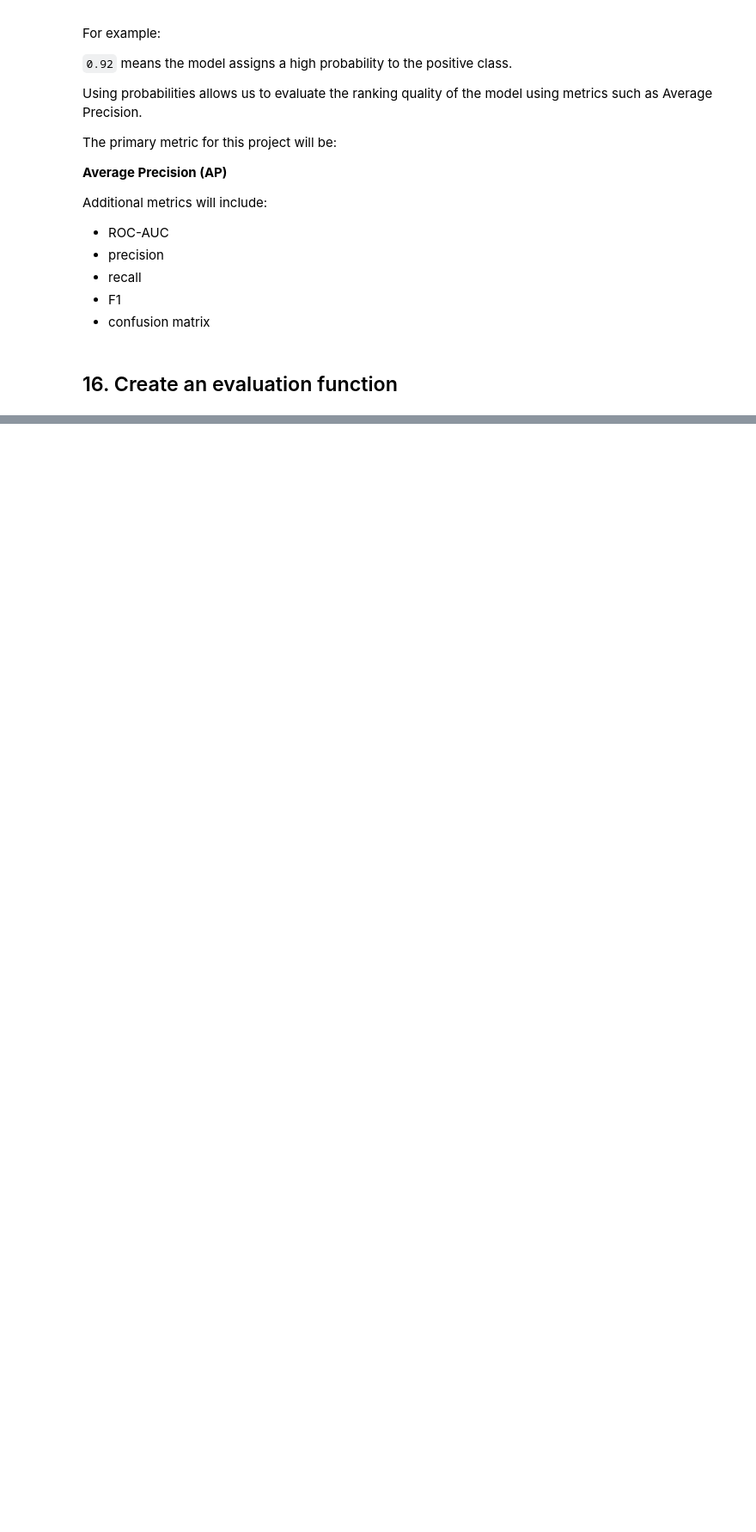
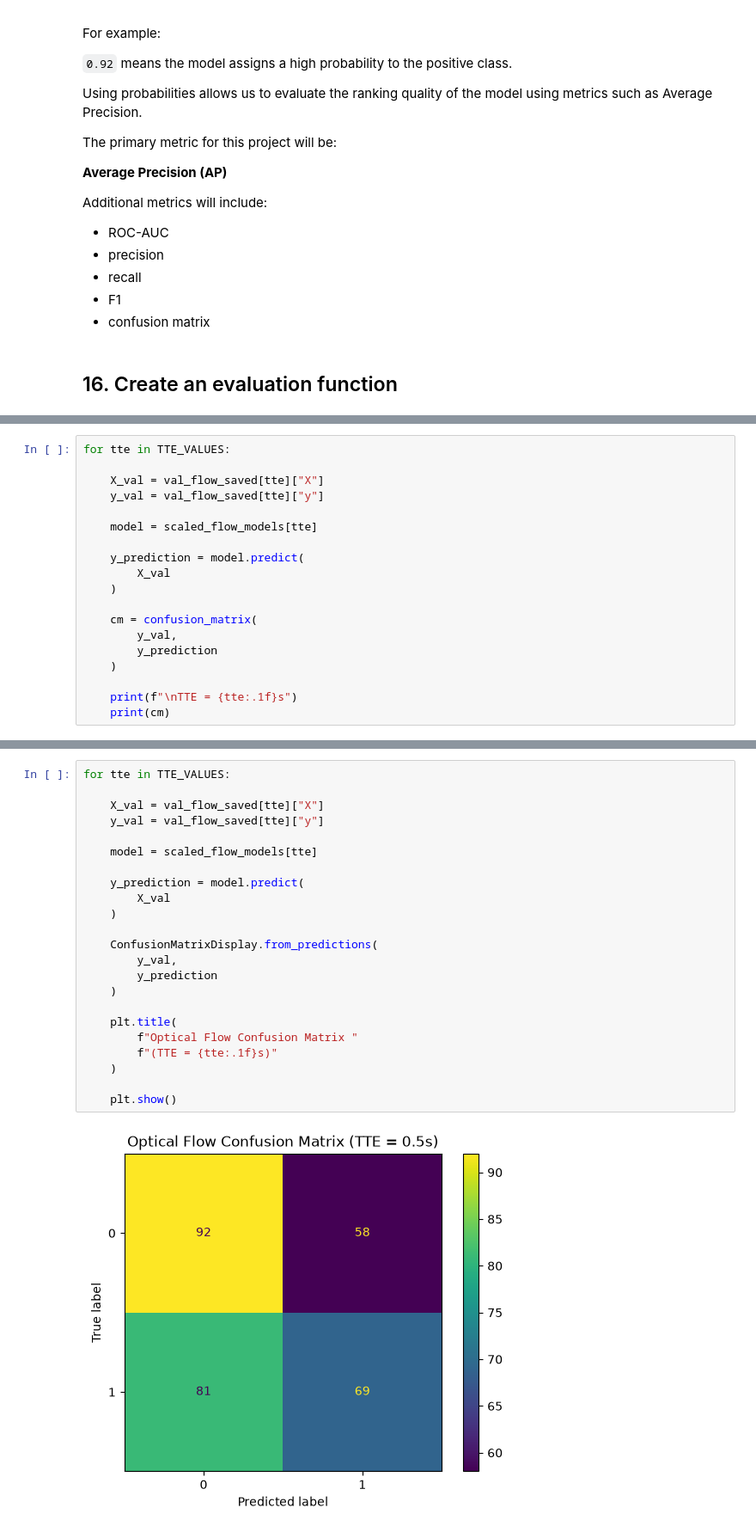
Before and after one commit to RameezAtif/nexar-collision-prediction, a Jupyter notebook: notebooks/04_baselines.ipynb, the cells around one changed output, grey strips where cells are left out. Shown at 86% size. Cells and saved outputs as stored; diff of their text form; blank space fills up the shorter version.

```diff
--- a/notebooks/04_baselines.ipynb
+++ b/notebooks/04_baselines.ipynb
@@ -723,0 +1930,19 @@ Additional metrics will include:
+# %%
+for tte in TTE_VALUES:
+
+    X_val = val_flow_saved[tte]["X"]
+    y_val = val_flow_saved[tte]["y"]
+
+    model = scaled_flow_models[tte]
+
+    y_prediction = model.predict(
+        X_val
+    )
+
+    cm = confusion_matrix(
+        y_val,
+        y_prediction
+    )
+
+    print(f"\nTTE = {tte:.1f}s")
+    print(cm)
@@ -723,0 +1963,25 @@ Additional metrics will include:
+# %%
+for tte in TTE_VALUES:
+
+    X_val = val_flow_saved[tte]["X"]
+    y_val = val_flow_saved[tte]["y"]
+
+    model = scaled_flow_models[tte]
+
+    y_prediction = model.predict(
+        X_val
+    )
+
+    ConfusionMatrixDisplay.from_predictions(
+        y_val,
+        y_prediction
+    )
+
+    plt.title(
+        f"Optical Flow Confusion Matrix "
+        f"(TTE = {tte:.1f}s)"
+    )
+
+    plt.show()
+# %% [output]
+[figure, added]
```
Also changed, not shown: parts of 65 cells of this notebook, 1 other file.
